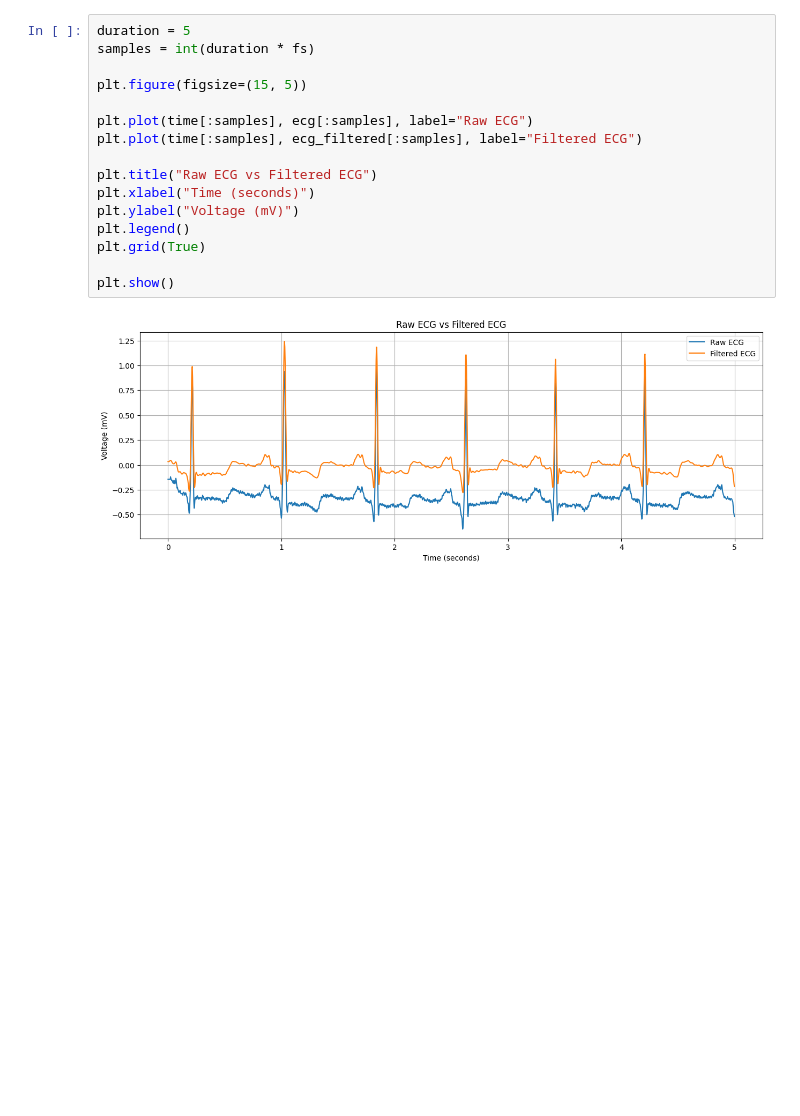
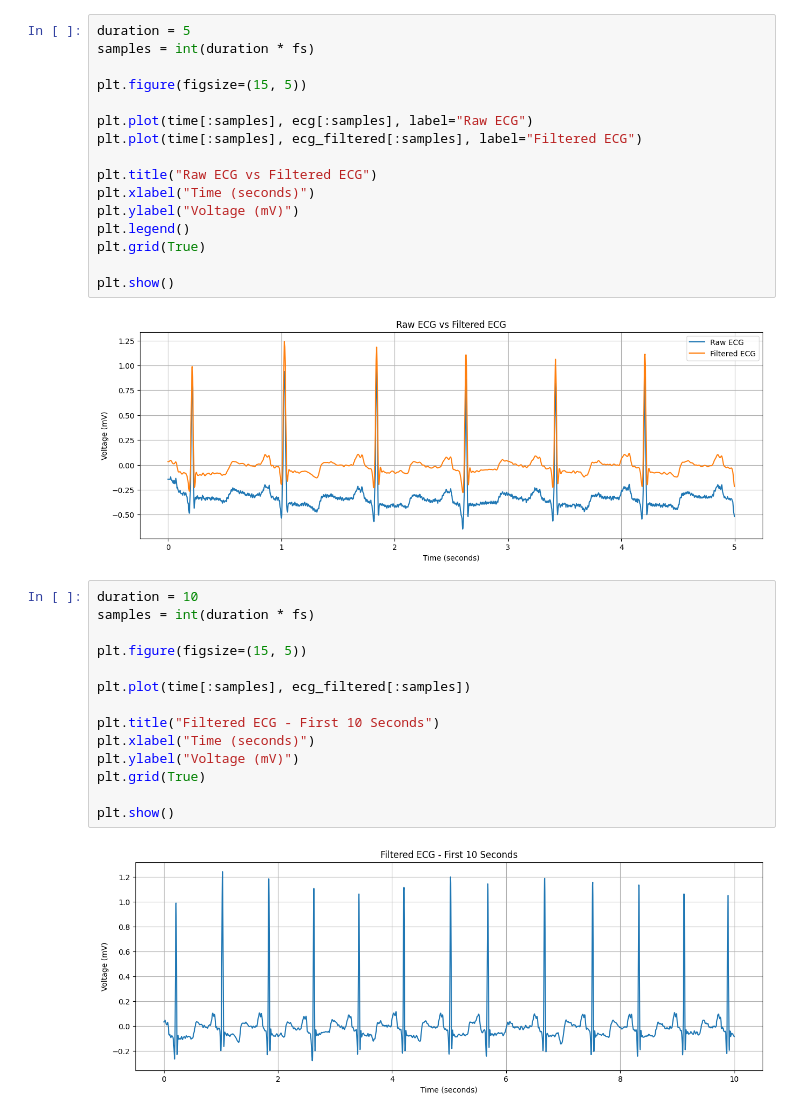
Before and after one commit to Chandana-dharshanam/ecg-detection, a Jupyter notebook: ecg-detection.ipynb, the cells around one changed output. Cells and saved outputs as stored; diff of their text form; blank space fills up the shorter version.

```diff
--- a/ecg-detection.ipynb
+++ b/ecg-detection.ipynb
@@ -285,3 +285,19 @@ plt.grid(True)
 plt.show()
 # %% [output]
 [figure]
+# %%
+duration = 10
+samples = int(duration * fs)
+
+plt.figure(figsize=(15, 5))
+
+plt.plot(time[:samples], ecg_filtered[:samples])
+
+plt.title("Filtered ECG - First 10 Seconds")
+plt.xlabel("Time (seconds)")
+plt.ylabel("Voltage (mV)")
+plt.grid(True)
+
+plt.show()
+# %% [output]
+[figure, added]
```
